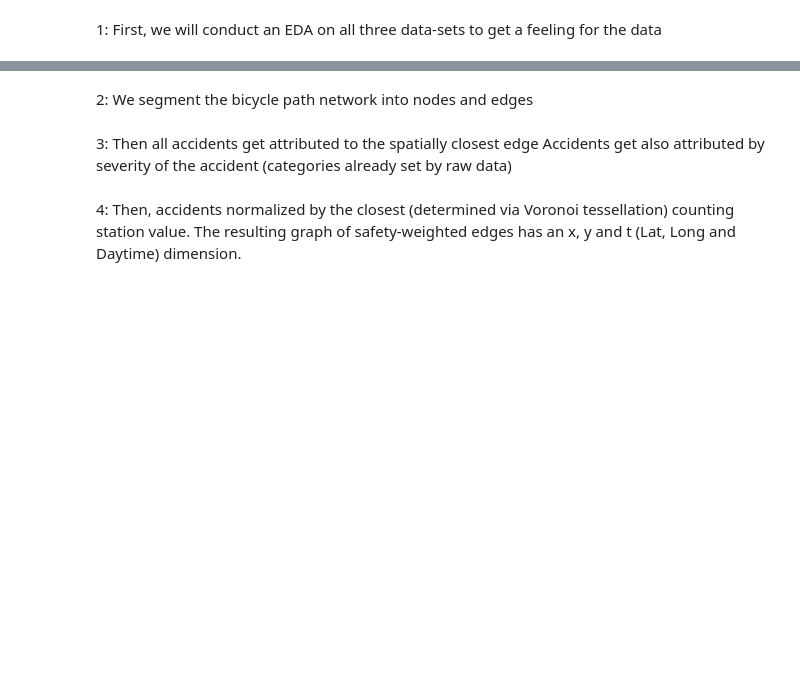
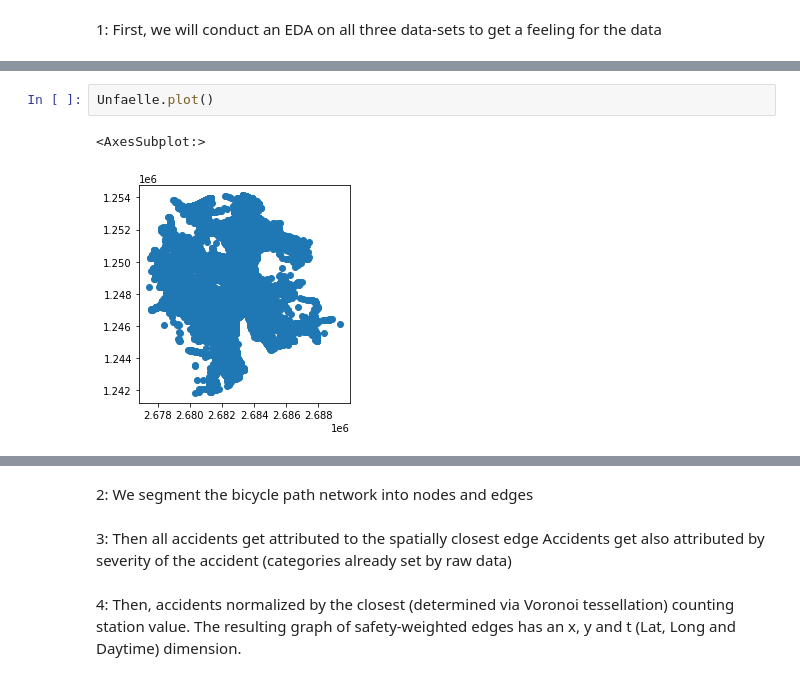
Before and after one commit to thereallinusrg/Velo-Zueri-Unfaelle, a Jupyter notebook: linus-notebook.ipynb, the cells around one changed output, grey strips where cells are left out. Drawn from its saved outputs; the diff is of its cells as text; blank space fills up the shorter version.

```diff
--- a/linus-notebook.ipynb
+++ b/linus-notebook.ipynb
@@ -6,0 +32,5 @@ import pandas as pd
+# %%
+Unfaelle.plot()
+# %% [output]
+<AxesSubplot:>
+[figure, added]
```
Also changed, not shown: parts of 8 cells of this notebook, 6 other files.
